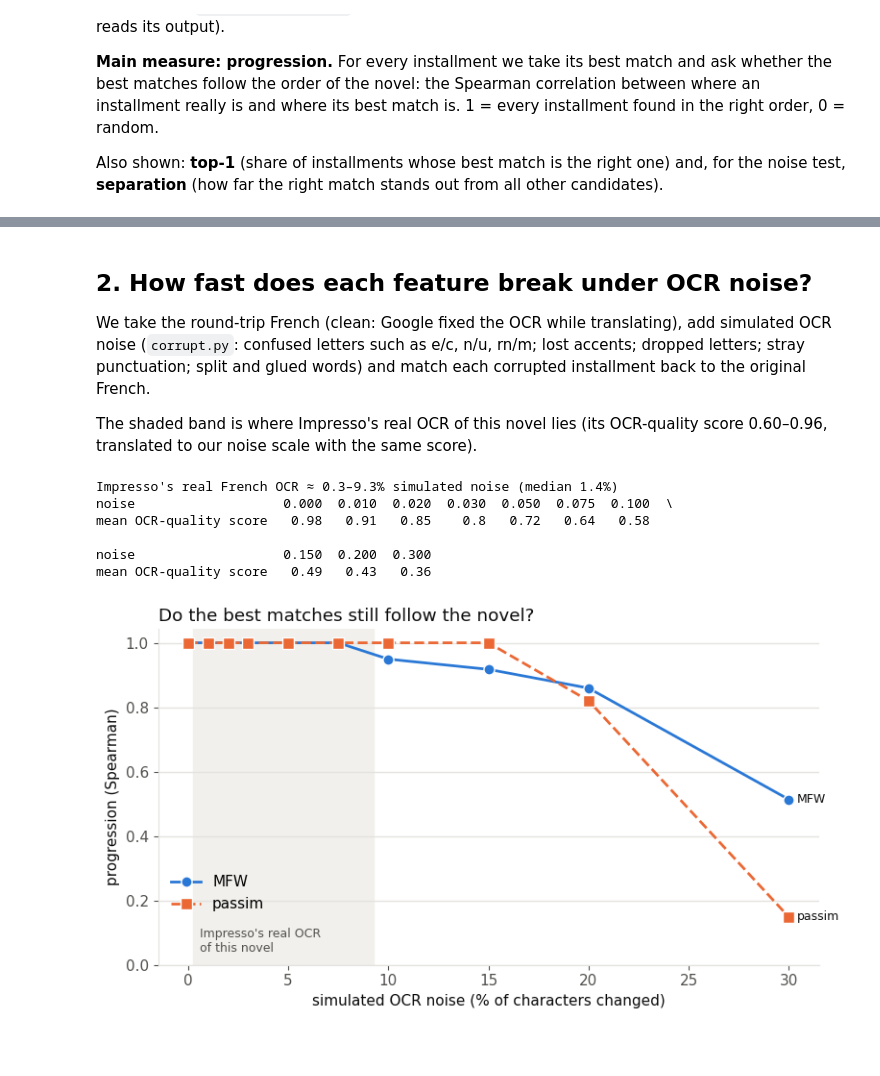
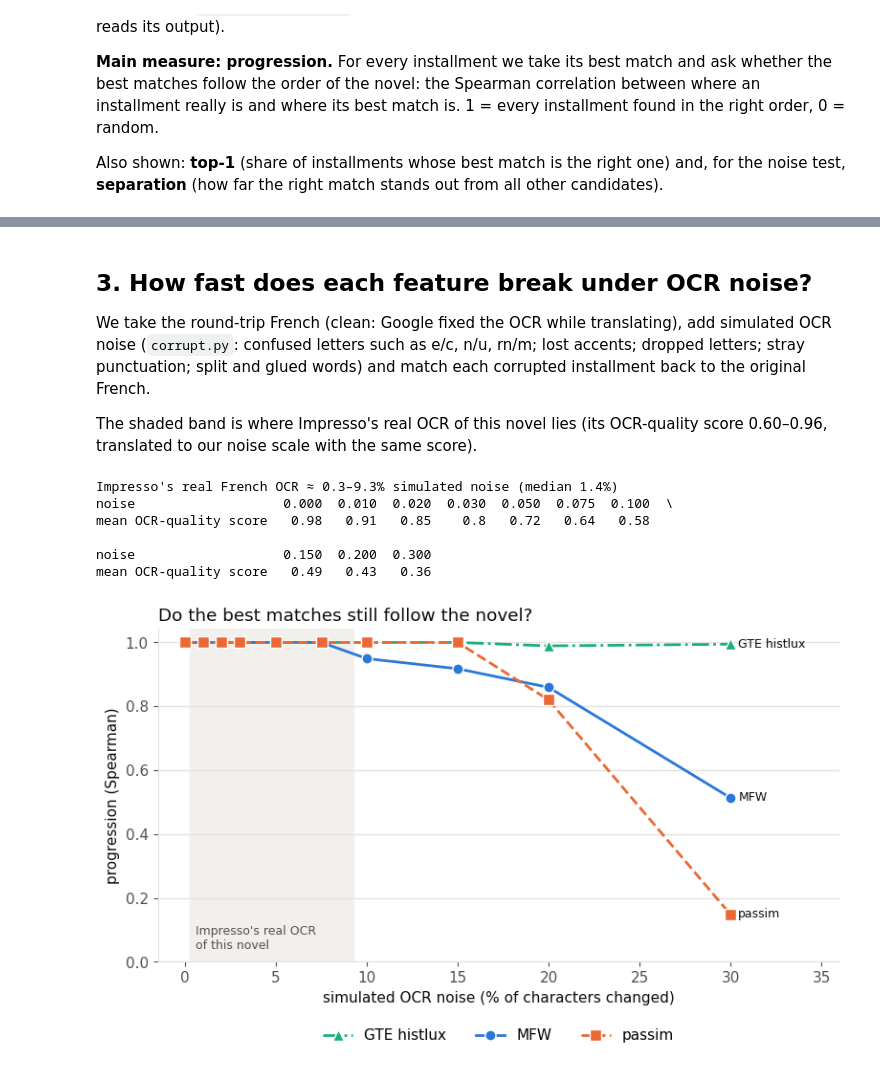
Before and after one commit to pfeldkamp/feuilleton_reuse, a Jupyter notebook: results.ipynb, the cells around one changed output, grey strips where cells are left out. Cells and saved outputs as stored; diff of their text form; code cells hidden in the pictures; blank space fills up the shorter version.

```diff
--- a/results.ipynb
+++ b/results.ipynb
@@ -23,10 +23,12 @@ robustness = pd.DataFrame(json.loads((features / "robustness.json").read_text())
 
 # fixed colour + marker + line style per feature (identity never rests on colour alone)
 STYLE = {
-    "MFW":            dict(color="#2a78d6", marker="o", linestyle="-"),
-    "passim":         dict(color="#eb6834", marker="s", linestyle="--"),
-    "GTE histlux":    dict(color="#1baf7a", marker="^", linestyle="-."),
-    "GTE OCR-robust": dict(color="#eda100", marker="D", linestyle=":"),
+    "MFW":              dict(color="#2a78d6", marker="o", linestyle="-"),
+    "passim":           dict(color="#eb6834", marker="s", linestyle="--"),
+    "GTE histlux":      dict(color="#1baf7a", marker="^", linestyle="-."),
+    "NER (name words)": dict(color="#e87ba4", marker="v", linestyle="-"),
+    "NER (full names)": dict(color="#6250d6", marker="P", linestyle="-"),
+    "GTE + NER":        dict(color="#eda100", marker="D", linestyle=":"),
 }
 INK, MUTED, GRID = "#0b0b0b", "#52514e", "#e4e3df"
 plt.rcParams.update({"axes.edgecolor": GRID, "axes.labelcolor": INK, "xtick.color": MUTED,
@@ -68,0 +128,8 @@ top-1 (share of installments whose best match is right); chance level in the las
+# %%
+rows = ["GTE histlux", "NER (full names)", "NER (name words)", "GTE + NER"]
+pd.DataFrame({
+    "top-1 alone": task.loc[rows, "top1"].values,
+    "top-1 in order": task.loc[[r + " (in order)" for r in rows], "top1"].values,
+    "median error alone": task.loc[rows, "median_error"].values,
+    "median error in order": task.loc[[r + " (in order)" for r in rows], "median_error"].values,
+}, index=rows).round(2)
@@ -69,5 +142,5 @@ top-1 (share of installments whose best match is right); chance level in the las
 # %% [markdown]
-## 2. How fast does each feature break under OCR noise?
+## 3. How fast does each feature break under OCR noise?
 
 We take the round-trip French (clean: Google fixed the OCR while translating), add simulated OCR noise
 (`corrupt.py`: confused letters such as e/c, n/u, rn/m; lost accents; dropped letters; stray punctuation;
@@ -94,30 +167,31 @@ noise                   0.150  0.200  0.300
 mean OCR-quality score   0.49   0.43   0.36
 # %%
 def decay_plot(measure, ylabel, title, relative=False):
-    fig, ax = plt.subplots(figsize=(8, 4.5))
+    fig, ax = plt.subplots(figsize=(8, 5))
     ax.axvspan(*band, color="#f1f0ec", zorder=0)
     ax.text(band[0] + 0.3, 0.04, "Impresso's real OCR\nof this novel", color=MUTED, fontsize=9,
             transform=ax.get_xaxis_transform())
     for feature, rows in robustness.groupby("feature"):
         rows = rows.sort_values("noise")
         y = rows[measure] / rows[measure].iloc[0] if relative else rows[measure]
         ax.plot(rows["noise"] * 100, y, label=feature, linewidth=2, markersize=8,
                 markeredgecolor="white", **STYLE[feature])
         ax.annotate(feature, (rows["noise"].iloc[-1] * 100, y.iloc[-1]), xytext=(6, 0),
                     textcoords="offset points", va="center", fontsize=9, color=INK)
     ax.set_xlabel("simulated OCR noise (% of characters changed)")
     ax.set_ylabel(ylabel)
     ax.set_title(title, loc="left", color=INK)
     ax.set_ylim(bottom=min(0, ax.get_ylim()[0]))
+    ax.set_xlim(right=36)
     ax.grid(axis="y", color=GRID, linewidth=1)
-    ax.legend(frameon=False, loc="lower left", bbox_to_anchor=(0, 0.12))
+    ax.legend(frameon=False, loc="upper center", bbox_to_anchor=(0.5, -0.16), ncol=3)
     fig.tight_layout()
     return fig
 
 decay_plot("progression", "progression (Spearman)",
            "Do the best matches still follow the novel?");
 # %% [output]
-[figure, old version]
+[figure, new version]
 # %%
 decay_plot("separation", "separation kept (1 = as clear as on clean text)",
            "How clearly does the right installment stand out?", relative=True);
```
Also changed, not shown: parts of 10 cells of this notebook, 3 other files.
